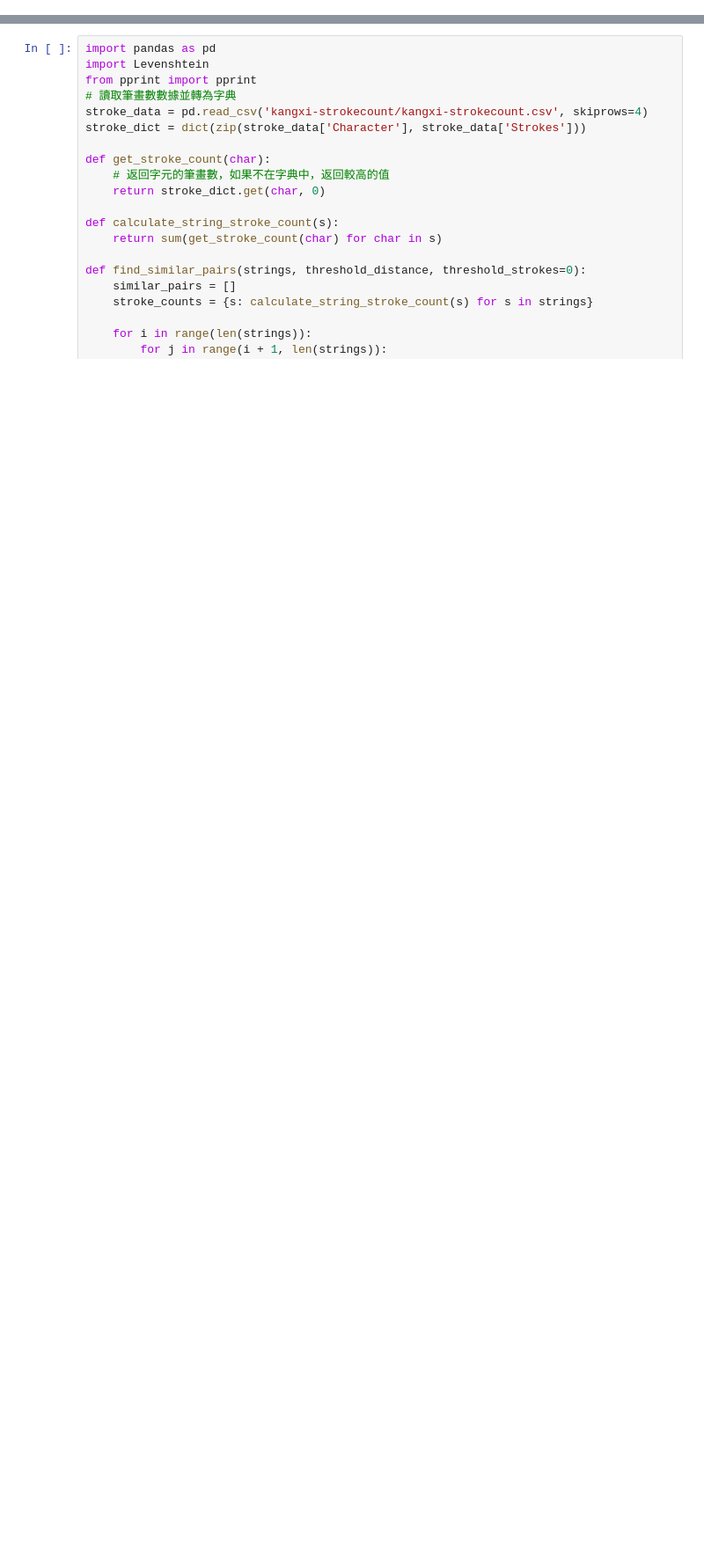
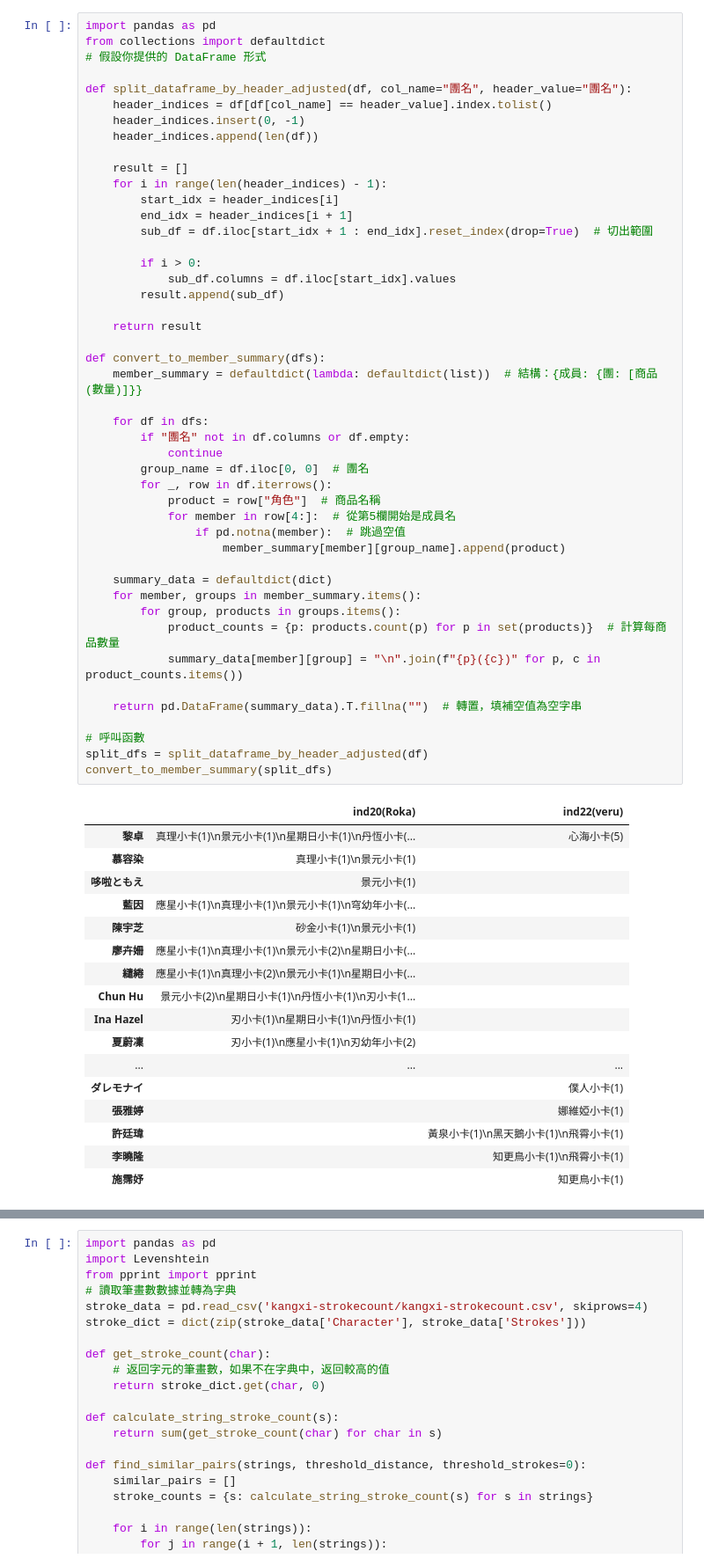
Before and after one commit to imsohandsome123/guyu_culture_program, a Jupyter notebook: guyu_culture_program.ipynb, the cells around one changed output, grey strips where cells are left out. Shown: that part at 88% size. Drawn from its saved outputs; the diff is of its cells as text; blank space fills up the shorter version.

Commit message:
add 團員商品 and change 計算營收 in month to start end date

```diff
--- a/guyu_culture_program.ipynb
+++ b/guyu_culture_program.ipynb
@@ -390,0 +522,64 @@ root.mainloop()
+# %%
+import pandas as pd
+from collections import defaultdict
+# 假設你提供的 DataFrame 形式
+
+def split_dataframe_by_header_adjusted(df, col_name="團名", header_value="團名"):
+    header_indices = df[df[col_name] == header_value].index.tolist()
+    header_indices.insert(0, -1)
+    header_indices.append(len(df))
+
+    result = []
+    for i in range(len(header_indices) - 1):
+        start_idx = header_indices[i]
+        end_idx = header_indices[i + 1]
+        sub_df = df.iloc[start_idx + 1 : end_idx].reset_index(drop=True)  # 切出範圍
+
+        if i > 0:
+            sub_df.columns = df.iloc[start_idx].values
+        result.append(sub_df)
+
+    return result
+
+def convert_to_member_summary(dfs):
+    member_summary = defaultdict(lambda: defaultdict(list))  # 結構：{成員: {團: [商品(數量)]}}
+
+    for df in dfs:
+        if "團名" not in df.columns or df.empty:
+            continue
+        group_name = df.iloc[0, 0]  # 團名
+        for _, row in df.iterrows():
+            product = row["角色"]  # 商品名稱
+            for member in row[4:]:  # 從第5欄開始是成員名
+                if pd.notna(member):  # 跳過空值
+                    member_summary[member][group_name].append(product)
+
+    summary_data = defaultdict(dict)
+    for member, groups in member_summary.items():
+        for group, products in groups.items():
+            product_counts = {p: products.count(p) for p in set(products)}  # 計算每商品數量
+            summary_data[member][group] = "\n".join(f"{p}({c})" for p, c in product_counts.items())
+
+    return pd.DataFrame(summary_data).T.fillna("")  # 轉置，填補空值為空字串
+
+# 呼叫函數
+split_dfs = split_dataframe_by_header_adjusted(df)
+convert_to_member_summary(split_dfs)
+# %% [output]
+|  | ind20(Roka) | ind22(veru) |
+| 黎卓 | 真理小卡(1)\n景元小卡(1)\n星期日小卡(1)\n丹恆小卡(... | 心海小卡(5) |
+| 慕容染 | 真理小卡(1)\n景元小卡(1) |  |
+| 哆啦ともえ | 景元小卡(1) |  |
+| 藍因 | 應星小卡(1)\n真理小卡(1)\n景元小卡(1)\n穹幼年小卡(... |  |
+| 陳宇芝 | 砂金小卡(1)\n景元小卡(1) |  |
+| 廖卉姍 | 應星小卡(1)\n真理小卡(1)\n景元小卡(2)\n星期日小卡(... |  |
+| 繾綣 | 應星小卡(1)\n真理小卡(2)\n景元小卡(1)\n星期日小卡(... |  |
+| Chun Hu | 景元小卡(2)\n星期日小卡(1)\n丹恆小卡(1)\n刃小卡(1... |  |
+| Ina Hazel | 刃小卡(1)\n星期日小卡(1)\n丹恆小卡(1) |  |
+| 夏蔚凜 | 刃小卡(1)\n應星小卡(1)\n刃幼年小卡(2) |  |
+| ... | ... | ... |
+| ダレモナイ |  | 僕人小卡(1) |
+| 張雅婷 |  | 娜維婭小卡(1) |
+| 許廷瑋 |  | 黃泉小卡(1)\n黑天鵝小卡(1)\n飛霄小卡(1) |
+| 李曉隆 |  | 知更鳥小卡(1)\n飛霄小卡(1) |
+| 施霈妤 |  | 知更鳥小卡(1) |
```
Also changed, not shown: parts of 3 cells of this notebook.
